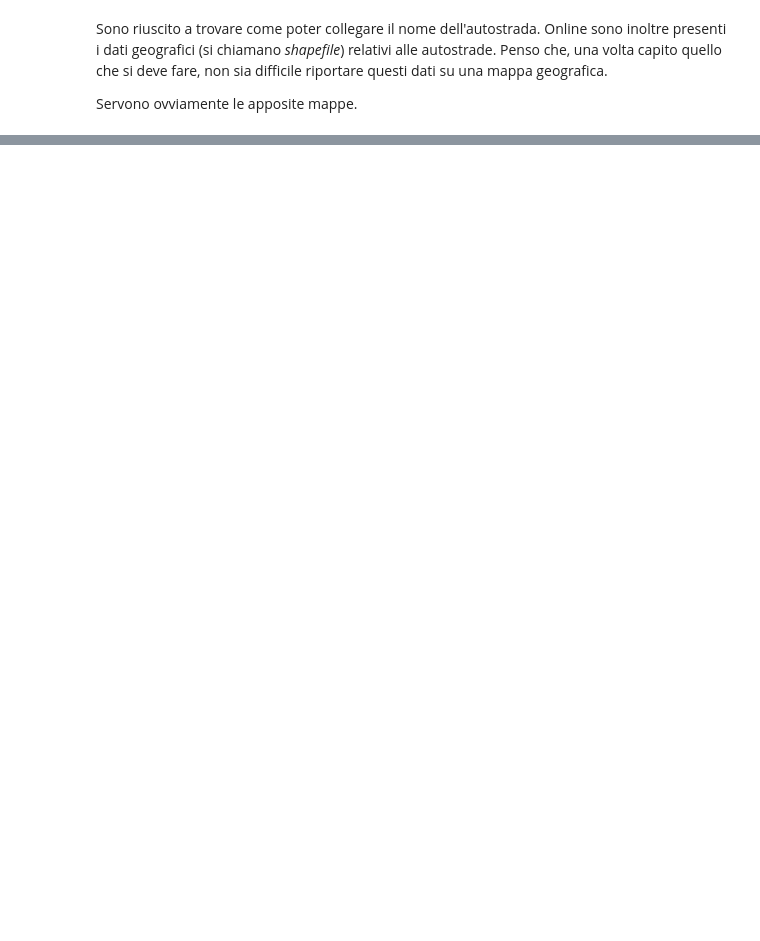
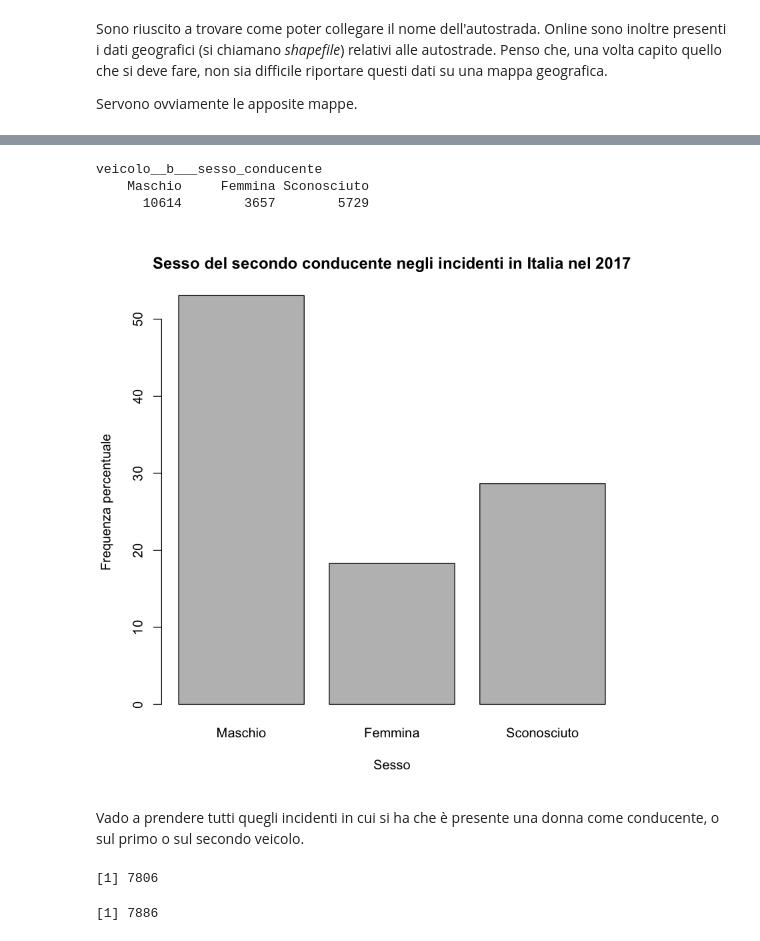
Before and after one commit to LeonardoAlchieri/car_accidents_italy, a Jupyter notebook: leoNotebook.ipynb, the cells around one changed output, grey strips where cells are left out. Saved outputs shown, nothing was run; the diff lists cells and outputs as text; code cells hidden in the pictures; blank space fills up the shorter version.

```diff
--- a/leoNotebook.ipynb
+++ b/leoNotebook.ipynb
@@ -253,0 +289,24 @@ Servono ovviamente le apposite mappe.
+# %%
+# Sostituisco i Nan con dei 3
+veicolo__b___sesso_conducente[is.na(veicolo__b___sesso_conducente)] <- 3
+# %%
+veicolo__b___sesso_conducente <- factor(veicolo__b___sesso_conducente)
+levels(veicolo__b___sesso_conducente) <- c("Maschio", "Femmina", "Sconosciuto")
+# %%
+tabella_veicolo__b__sesso_conducente = table(veicolo__b___sesso_conducente)
+tabella_veicolo__b__sesso_conducente
+# %% [output]
+veicolo__b___sesso_conducente
+    Maschio     Femmina Sconosciuto
+      10614        3657        5729
+# %%
+# Calcolo frequenze
+tabella_veicolo__b__sesso_conducente.relfreq <- tabella_veicolo__b__sesso_conducente/length(veicolo__b___sesso_conducente)
+tabella_veicolo__b__sesso_conducente.percfreq <- tabella_veicolo__b__sesso_conducente.relfreq*100
+# %%
+barplot(tabella_veicolo__b__sesso_conducente.percfreq, xlab='Sesso', ylab='Frequenza percentuale',
+        main='Sesso del secondo conducente negli incidenti in Italia nel 2017')
+# %% [output]
+[figure, added]
+# %% [markdown]
+Vado a prendere tutti quegli incidenti in cui si ha che è presente una donna come conducente, o sul primo o sul secondo veicolo.
@@ -253,0 +315,4 @@ Servono ovviamente le apposite mappe.
+# %%
+nrow(incidenti_con_almeno_una_donna)
+# %% [output]
+[1] 7806
@@ -253,0 +323,4 @@ Servono ovviamente le apposite mappe.
+# %%
+nrow(incidenti_con_solo_uomo)
+# %% [output]
+[1] 7886
```
Also changed, not shown: parts of 58 cells of this notebook, 1 other file.
